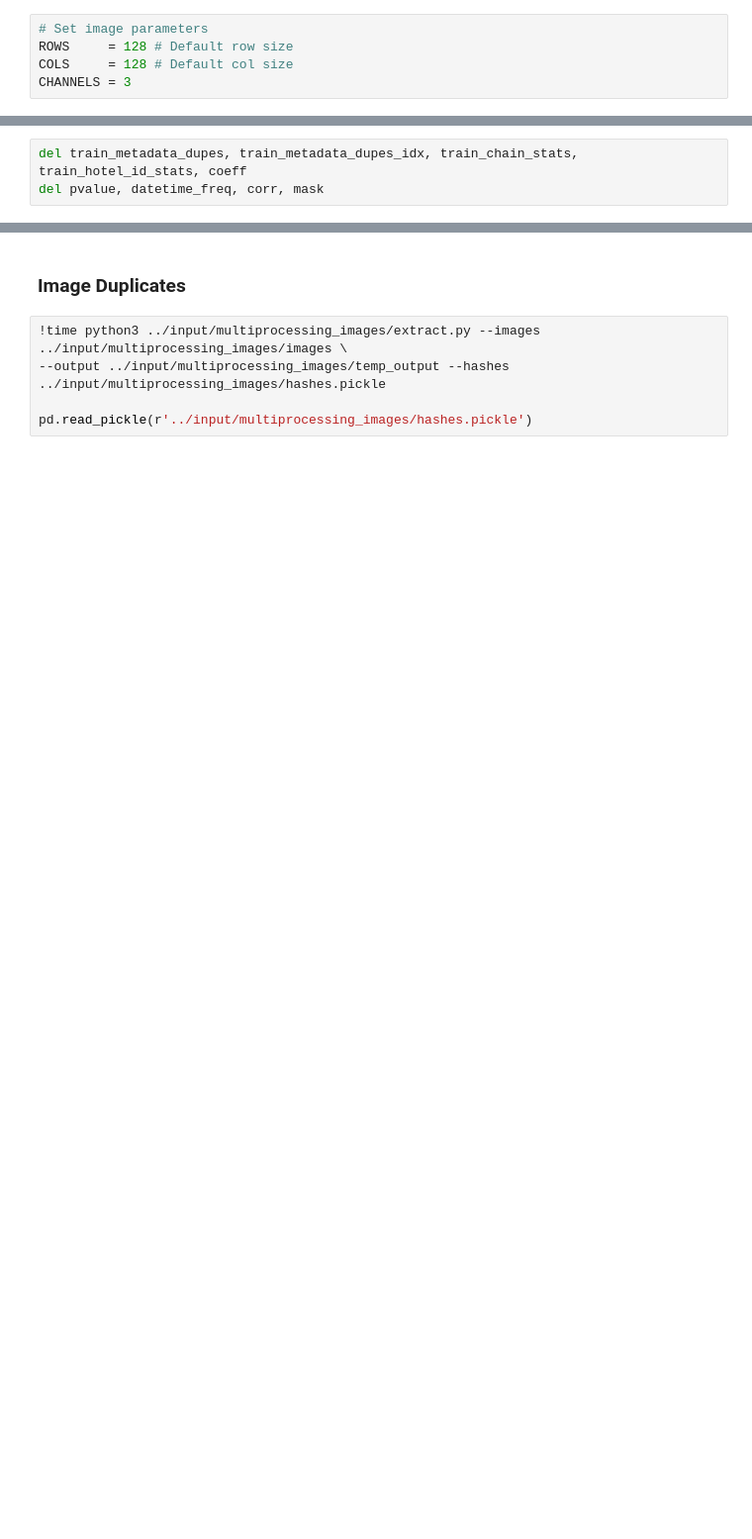
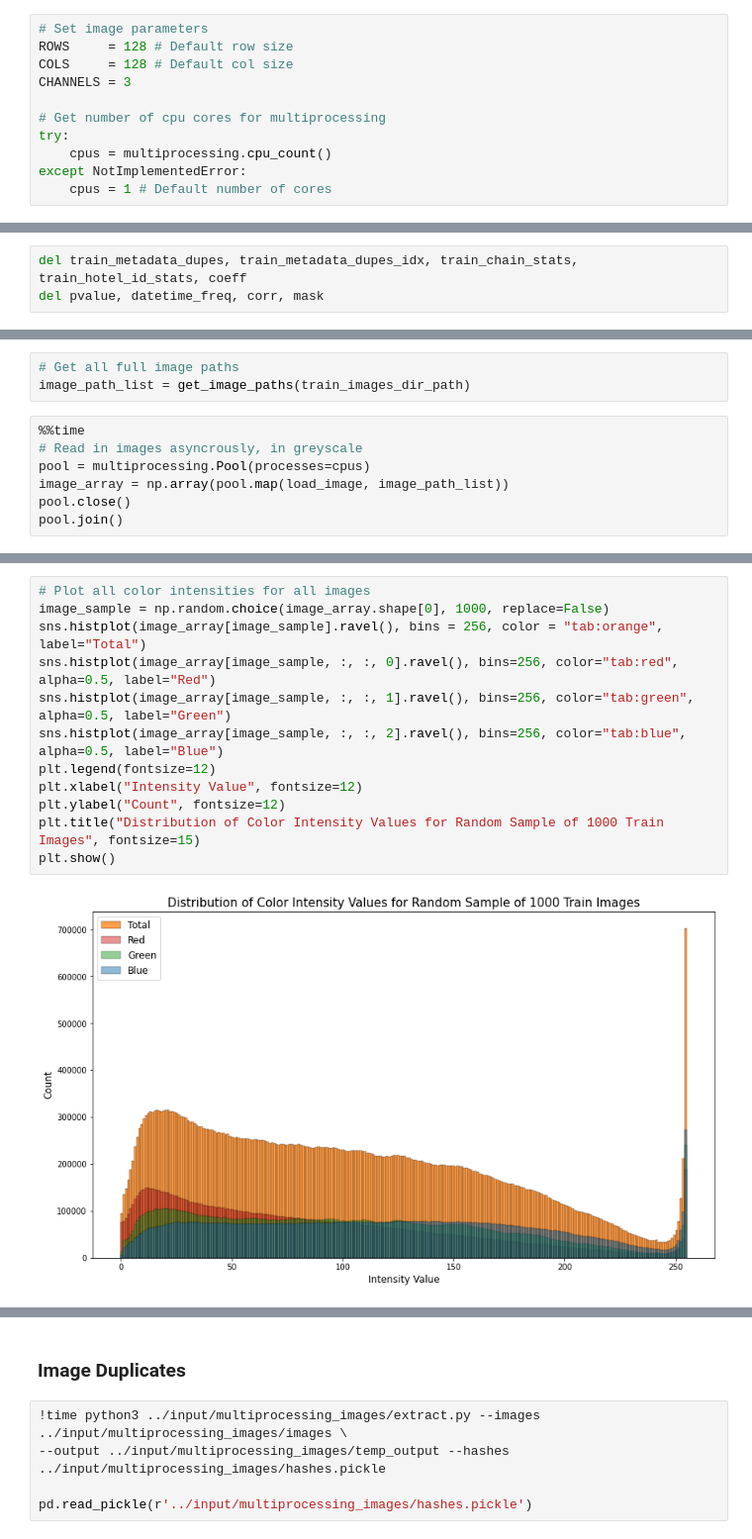
Before and after one commit to TheNerdyCat/FGVC8-Hotel-Trafficking, a Jupyter notebook: output/eda.ipynb, the cells around one changed output, grey strips where cells are left out. Shown at 99% size. Drawn from its saved outputs; the diff is of its cells as text; blank space fills up the shorter version.

Commit message:
Further analysis on images and RGB distribution added to EDA

```diff
--- a/output/eda.ipynb
+++ b/output/eda.ipynb
@@ -103,3 +103,9 @@ sample_sub            = pd.read_csv(sample_sub_path)
 ROWS     = 128 # Default row size
 COLS     = 128 # Default col size
 CHANNELS = 3
+
+# Get number of cpu cores for multiprocessing
+try:
+    cpus = multiprocessing.cpu_count()
+except NotImplementedError:
+    cpus = 1 # Default number of cores
@@ -452,0 +459,10 @@ TODO:
+# %%
+# Get all full image paths
+image_path_list = get_image_paths(train_images_dir_path)
+# %%
+%%time
+# Read in images asyncrously, in greyscale
+pool = multiprocessing.Pool(processes=cpus)
+image_array = np.array(pool.map(load_image, image_path_list))
+pool.close()
+pool.join()
@@ -452,0 +474,14 @@ TODO:
+# %%
+# Plot all color intensities for all images
+image_sample = np.random.choice(image_array.shape[0], 1000, replace=False)
+sns.histplot(image_array[image_sample].ravel(), bins = 256, color = "tab:orange", label="Total")
+sns.histplot(image_array[image_sample, :, :, 0].ravel(), bins=256, color="tab:red", alpha=0.5, label="Red")
+sns.histplot(image_array[image_sample, :, :, 1].ravel(), bins=256, color="tab:green", alpha=0.5, label="Green")
+sns.histplot(image_array[image_sample, :, :, 2].ravel(), bins=256, color="tab:blue", alpha=0.5, label="Blue")
+plt.legend(fontsize=12)
+plt.xlabel("Intensity Value", fontsize=12)
+plt.ylabel("Count", fontsize=12)
+plt.title("Distribution of Color Intensity Values for Random Sample of 1000 Train Images", fontsize=15)
+plt.show()
+# %% [output]
+[figure, added]
```
Also changed, not shown: parts of 34 cells of this notebook.
